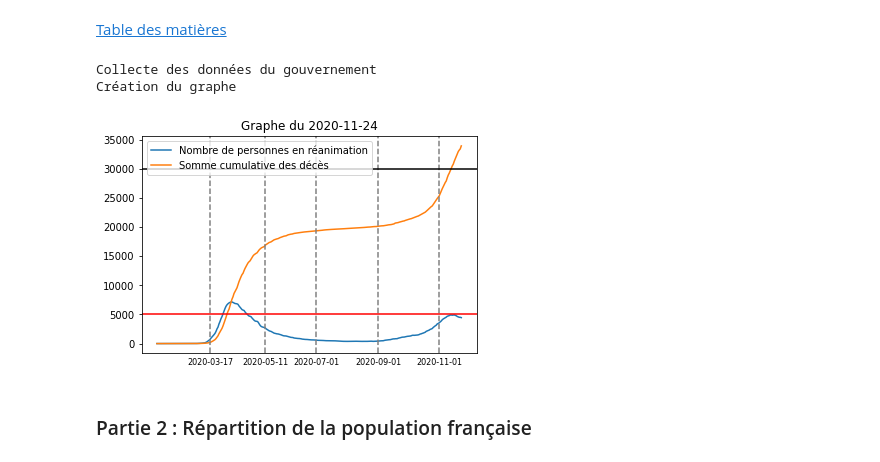
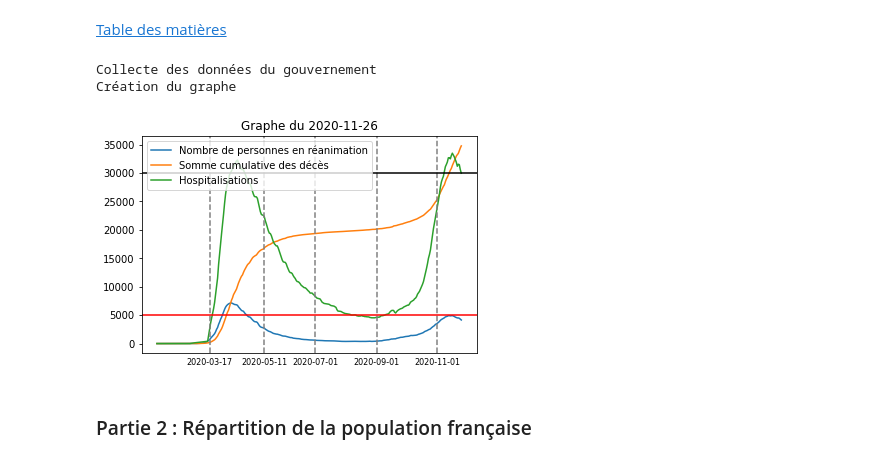
Before and after one commit to cristal-smac/mas_basics, a Jupyter notebook: mas_covid_network.ipynb, the cells around one changed output. Drawn from its saved outputs; the diff is of its cells as text; code cells hidden in the pictures.

```diff
--- a/mas_covid_network.ipynb
+++ b/mas_covid_network.ipynb
@@ -785,38 +1064,38 @@ data = collecte_donnees()
 
 # Pour plotter à l'échelle régionale ou départementale :
 #data = collecte_donnees('regional')
 #data = collecte_donnees('departemental')
 
 print("Création du graphe")
 # Plot de la figure :
 fig, ax1 = plt.subplots(1, 1)
 ax1.plot(data['reanimation'])
 ax1.plot(data['deces'])
+ax1.plot(data['hospitalises'])
 
 x_axis = ax1.axes.get_xaxis()
 x_axis.set_visible(False)
 
 # Dates importantes :
 # début-fin du premier confinement, début-fin été 2020, début du deuxième confinement :
 xcoords = ['2020-03-17','2020-05-11','2020-07-01','2020-09-01','2020-11-01']
 
 for xc in xcoords:
     plt.axvline(x=xc,ls='--',c='gray')
     ax1.text(xc, -0.02, f"{xc}", color='black', transform=ax1.get_xaxis_transform(),
             ha='center', va='top', fontsize=8)
 
 # Nombre de lits en réanimation :
-plt.axhline(y=5000,c='red')
-
-plt.axhline(y=30000,c='black')
+plt.axhline(y=5000,c='red',ls='-')
+plt.axhline(y=30000,c='black',ls='-')
 plt.title(f"Graphe du {today}")
-plt.legend(["Nombre de personnes en réanimation","Somme cumulative des décès"])
+plt.legend(["Nombre de personnes en réanimation","Somme cumulative des décès","Hospitalisations"])
 plt.savefig(f'./plot/graph_covid.pdf')
 plt.show()
 # %% [output]
 Collecte des données du gouvernement
 Création du graphe
-[figure, old version]
+[figure, new version]
 # %% [markdown]
 ### Partie 2 : Répartition de la population française <a class="anchor" id="c2-p2"></a>
 # %% [markdown]
```
Also changed, not shown: parts of 22 cells of this notebook.
